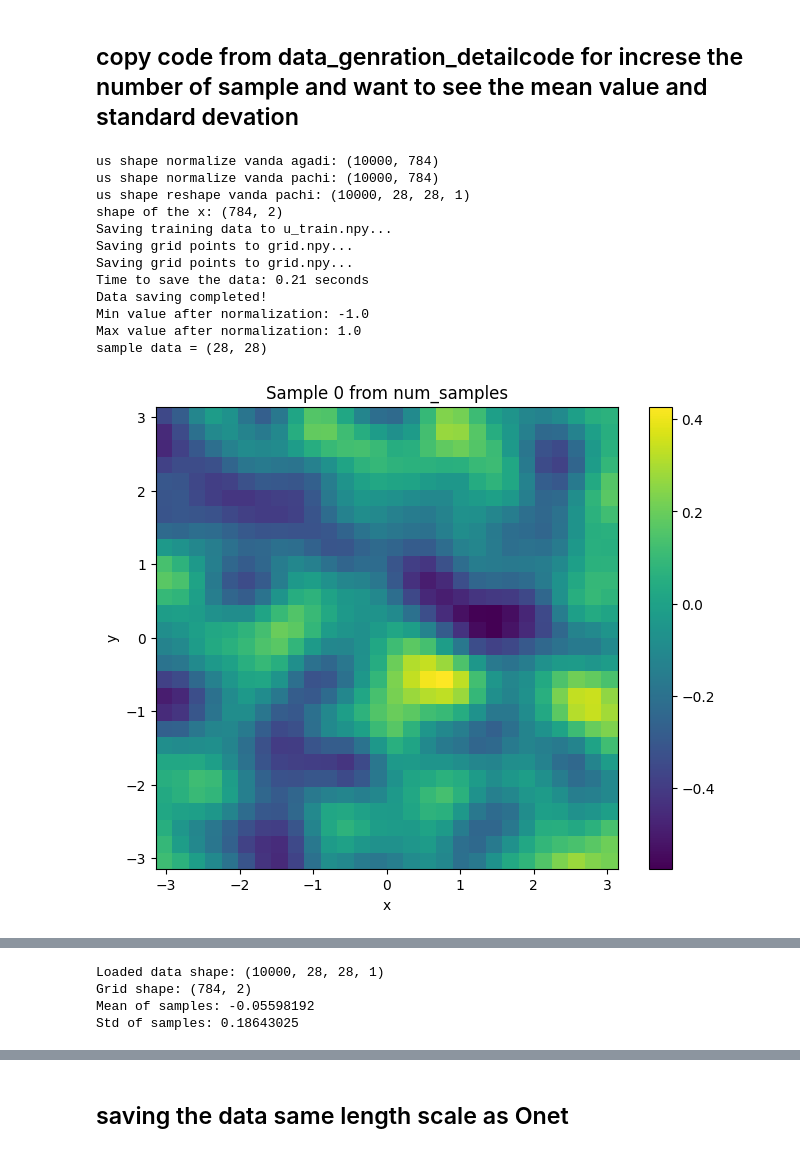
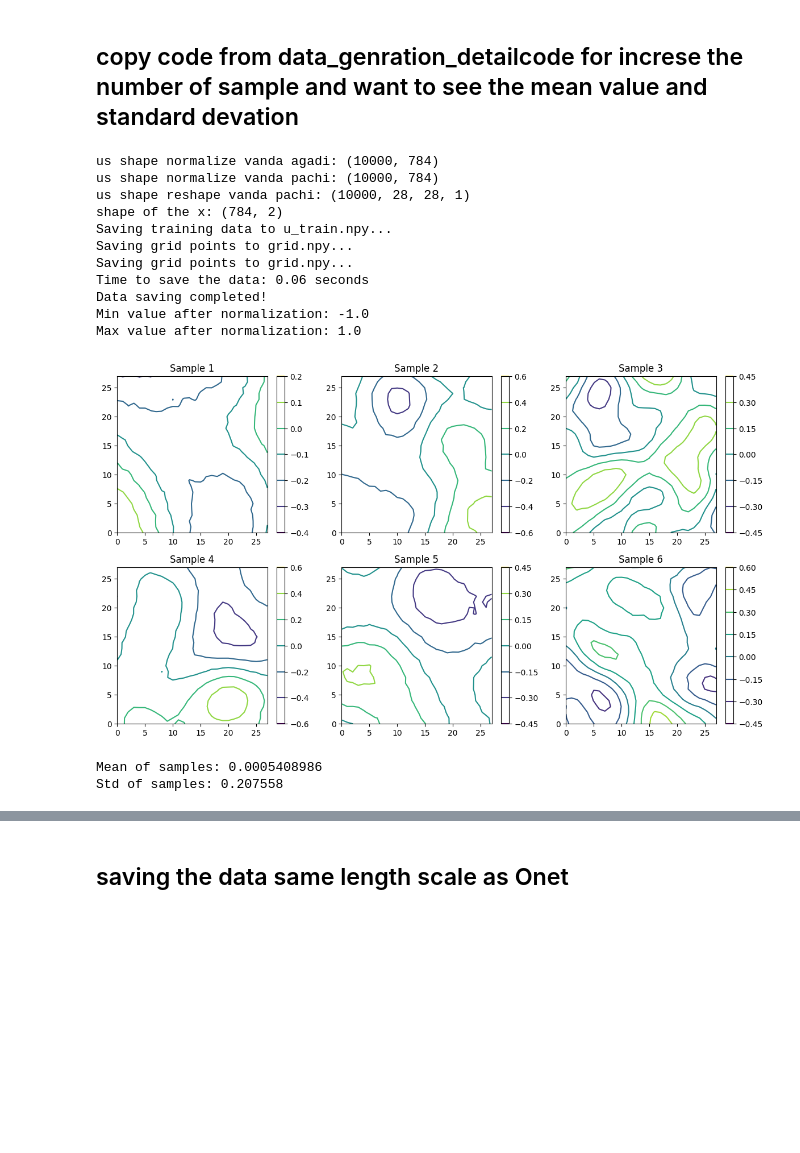
Before and after one commit to manjudhital/master_thesis, a Jupyter notebook: phasefield/data_generation2.0_code.ipynb, the cells around one changed output, grey strips where cells are left out. Drawn from its saved outputs; the diff is of its cells as text; code cells hidden in the pictures; blank space fills up the shorter version.

Commit message:
new data generate

```diff
--- a/phasefield/data_generation2.0_code.ipynb
+++ b/phasefield/data_generation2.0_code.ipynb
@@ -160,7 +160,7 @@ if __name__ == "__main__":
     # Example: Adjust resolution and domain length
     domain = (-jnp.pi, jnp.pi, -jnp.pi, jnp.pi)
     resolution = 28  # Number of grid points per dimension
-    length_scale_list = [0.1, 0.15, 0.2, 0.3, 0.5]  # Kernel length scales # its indicate the smoothness of the data
+    length_scale_list = [1.0, 1.5, 2.0, 2.5]  # Kernel length scales # its indicate the smoothness of the data
     num_samples = 10000 # Number of training samples
     # test_samples = 5  # Number of testing samples
 
@@ -212,78 +212,73 @@ if __name__ == "__main__":
 
 
 
-# Select a sample to plot
-sample_index = 0  # Choose a specific sample (e.g., the first one)
-sample = data.num_samples[sample_index, :, :, 0]  # Extract the 2D array for the sample
-print(f'sample data = {sample.shape}')
-# print(f'sample data = {sample}')
+# # Select a sample to plot
+# sample_index = 0  # Choose a specific sample (e.g., the first one)
+# sample = data.num_samples[sample_index, :, :, 0]  # Extract the 2D array for the sample
+# print(f'sample data = {sample.shape}')
+# # print(f'sample data = {sample}')
 
-# Plot the sample
-plt.figure(figsize=(8, 6))
-plt.imshow(sample, extent=[-jnp.pi, jnp.pi, -jnp.pi, jnp.pi], origin='lower', cmap='viridis')
+# # Plot the sample
+# plt.figure(figsize=(8, 6))
+# plt.imshow(sample, extent=[-jnp.pi, jnp.pi, -jnp.pi, jnp.pi], origin='lower', cmap='viridis')
+# # plt.contour(sample, levels=10, cmap='viridis')
+# # plt.colorbar(label="u(x, y)")
+# plt.title(f"Sample {sample_index} from num_samples")
+# plt.colorbar()
+# plt.xlabel("x")
+# plt.ylabel("y")
+# plt.show()
+
+# plt.figure(figsize=(8, 6))
+# # plt.imshow(sample, extent=[-jnp.pi, jnp.pi, -jnp.pi, jnp.pi], origin='lower', cmap='viridis')
 # plt.contour(sample, levels=10, cmap='viridis')
-# plt.colorbar(label="u(x, y)")
-plt.title(f"Sample {sample_index} from num_samples")
-plt.colorbar()
-plt.xlabel("x")
-plt.ylabel("y")
-plt.show()
-
-plt.figure(figsize=(8, 6))
-# plt.imshow(sample, extent=[-jnp.pi, jnp.pi, -jnp.pi, jnp.pi], origin='lower', cmap='viridis')
-plt.contour(sample, levels=10, cmap='viridis')
-# plt.colorbar(label="u(x, y)")
-plt.title(f"Sample {sample_index} from num_samples")
-plt.colorbar()
-plt.xlabel("x")
-plt.ylabel("y")
-plt.show()
+# # plt.colorbar(label="u(x, y)")
+# plt.title(f"Sample {sample_index} from num_samples")
+# plt.colorbar()
+# plt.xlabel("x")
+# plt.ylabel("y")
+# plt.show()
 
 # Plot multiple samples in a grid
-n_plots = 4  # Number of samples to display
+n_plots = 6  # Number of samples to display
 plt.figure(figsize=(12, 10))
 for i in range(n_plots):
-    plt.subplot(2, 2, i+1)
+    plt.subplot(3, 3, i+1)
     sample = data.num_samples[i, :, :, 0]
     # plt.imshow(sample, extent=[-jnp.pi, jnp.pi, -jnp.pi, jnp.pi], origin='lower', cmap='viridis')
     # plt.contour(sample, extent=[-jnp.pi, jnp.pi, -jnp.pi, jnp.pi], origin='lower', cmap='viridis')
-    plt.contour(sample, levels=10, cmap='viridis')
+    plt.contour(sample, levels=5, cmap='viridis')
     plt.colorbar()
     plt.title(f"Sample {i+1}")
 plt.tight_layout()
 plt.show()
 
 
-loaded_data = np.load(os.path.join(save_dir, "phasefield_data_local2.0_28_10k.npy"))
-print("Loaded data shape:", loaded_data.shape)  # Expected: (num_samples, 32, 32, 1)
-grid = np.load(os.path.join(save_dir, "grid_local2.0_32_10k.npy"))
-print("Grid shape:", grid.shape)  # Expected: (32*32, 2)
-
-
-print("Mean of samples:", np.mean(loaded_data))
-print("Std of samples:", np.std(loaded_data))
 
 # plot the all data together
 loaded_samples = np.load("./data_generation_checking/phasefield_data_local2.0_28_10k.npy")
+print("Mean of samples:", np.mean(loaded_samples))
+print("Std of samples:", np.std(loaded_samples))
 plt.imshow(loaded_samples[0, :, :, 0], cmap='viridis')
 plt.colorbar()
 plt.show()
 
-loaded_samples = np.load("./data_generation_checking/phasefield_data_local2.0_28_10k.npy")
+
 plt.contour(loaded_samples[0, :, :, 0], cmap='viridis')
 plt.colorbar()
 plt.show()
 # %% [output]
 us shape normalize vanda agadi: (10000, 784)
 us shape normalize vanda pachi: (10000, 784)
 us shape reshape vanda pachi: (10000, 28, 28, 1)
 shape of the x: (784, 2)
 Saving training data to u_train.npy...
 Saving grid points to grid.npy...
 Saving grid points to grid.npy...
-Time to save the data: 0.21 seconds
+Time to save the data: 0.06 seconds
 Data saving completed!
 Min value after normalization: -1.0
 Max value after normalization: 1.0
-sample data = (28, 28)
-[figure, old version]
+[figure, new version]
+Mean of samples: 0.0005408986
+Std of samples: 0.207558
@@ -292,4 +286,0 @@ sample data = (28, 28)
-Loaded data shape: (10000, 28, 28, 1)
-Grid shape: (784, 2)
-Mean of samples: -0.05598192
-Std of samples: 0.18643025
```
Also changed, not shown: parts of 3 cells of this notebook, 1 other file.
